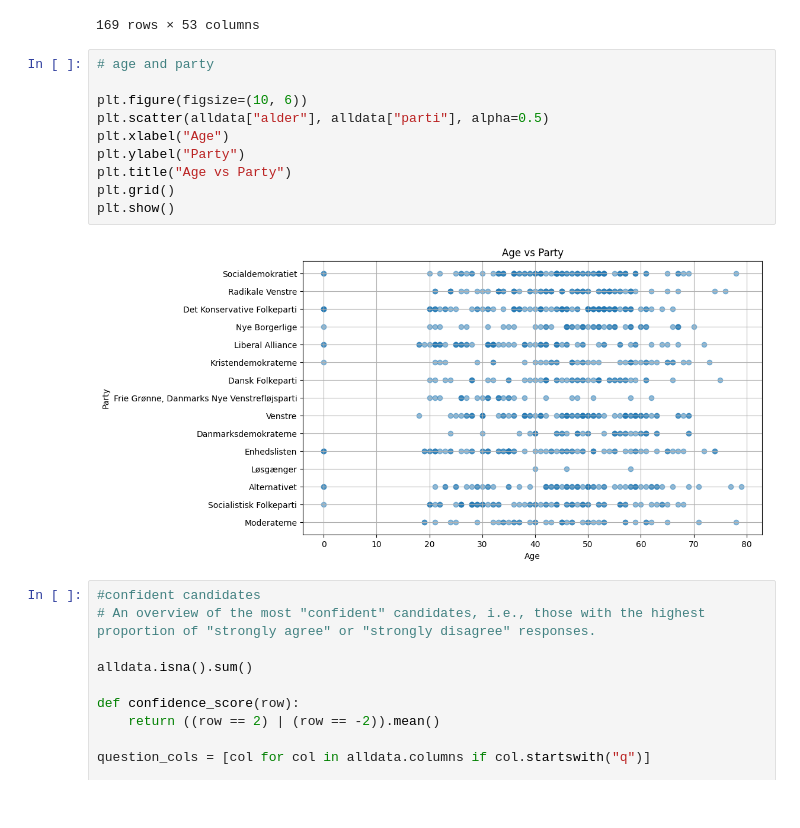
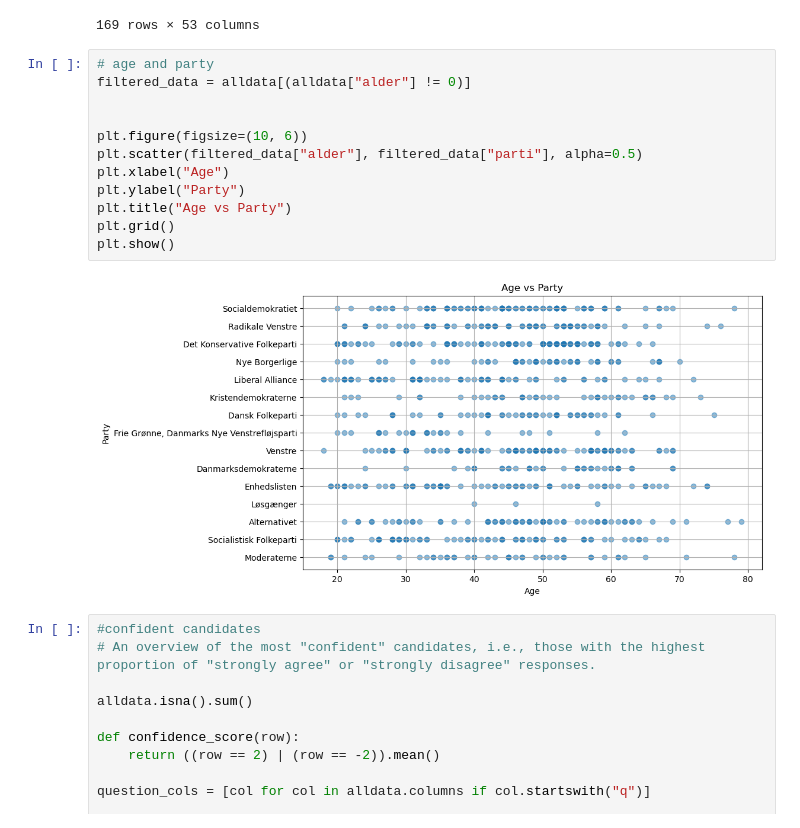
Before and after one commit to MartinSA91/MAL-assignment2, a Jupyter notebook: Assignemt 2 Candidates/2. Candidate Test 2022 I.ipynb, the cells around one changed output. Saved outputs shown, nothing was run; the diff lists cells and outputs as text.

```diff
--- a/Assignemt 2 Candidates/2. Candidate Test 2022 I.ipynb
+++ b/Assignemt 2 Candidates/2. Candidate Test 2022 I.ipynb
@@ -171,16 +171,18 @@ electeddata
 169 rows × 53 columns
 # %%
 # age and party
+filtered_data = alldata[(alldata["alder"] != 0)]
+
 
 plt.figure(figsize=(10, 6))
-plt.scatter(alldata["alder"], alldata["parti"], alpha=0.5)
+plt.scatter(filtered_data["alder"], filtered_data["parti"], alpha=0.5)
 plt.xlabel("Age")
 plt.ylabel("Party")
 plt.title("Age vs Party")
 plt.grid()
 plt.show()
 # %% [output]
-[figure, old version]
+[figure, new version]
 # %%
 #confident candidates
 # An overview of the most "confident" candidates, i.e., those with the highest proportion of "strongly agree" or "strongly disagree" responses.
```
Also changed, not shown: parts of 7 cells of this notebook.
